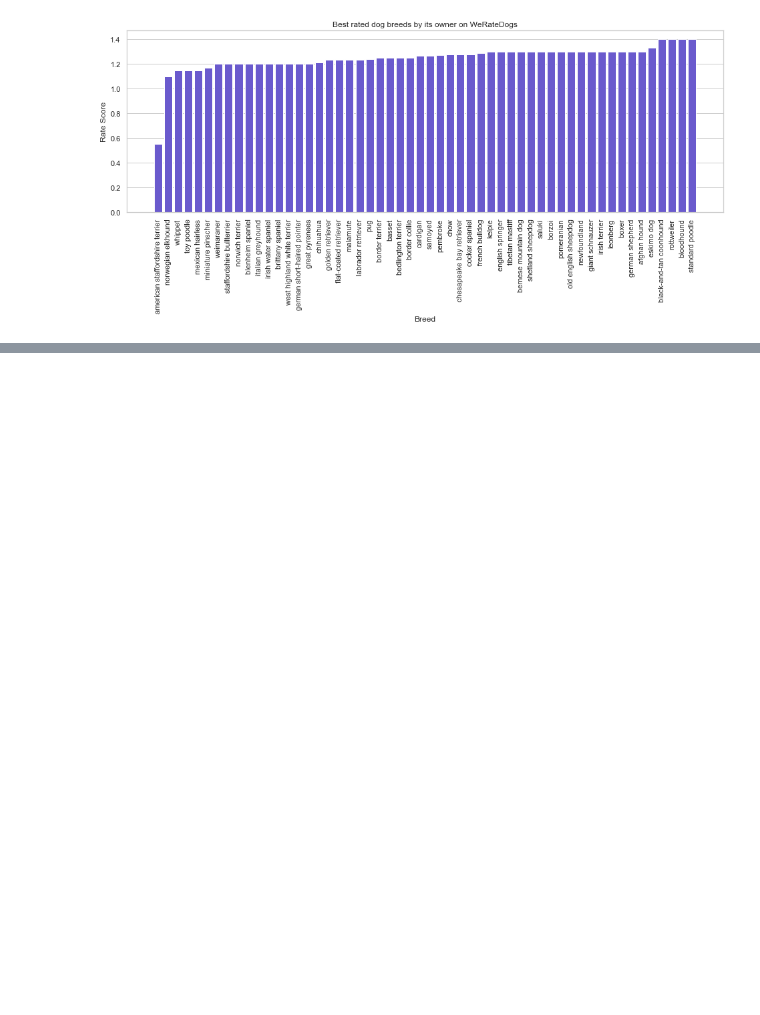
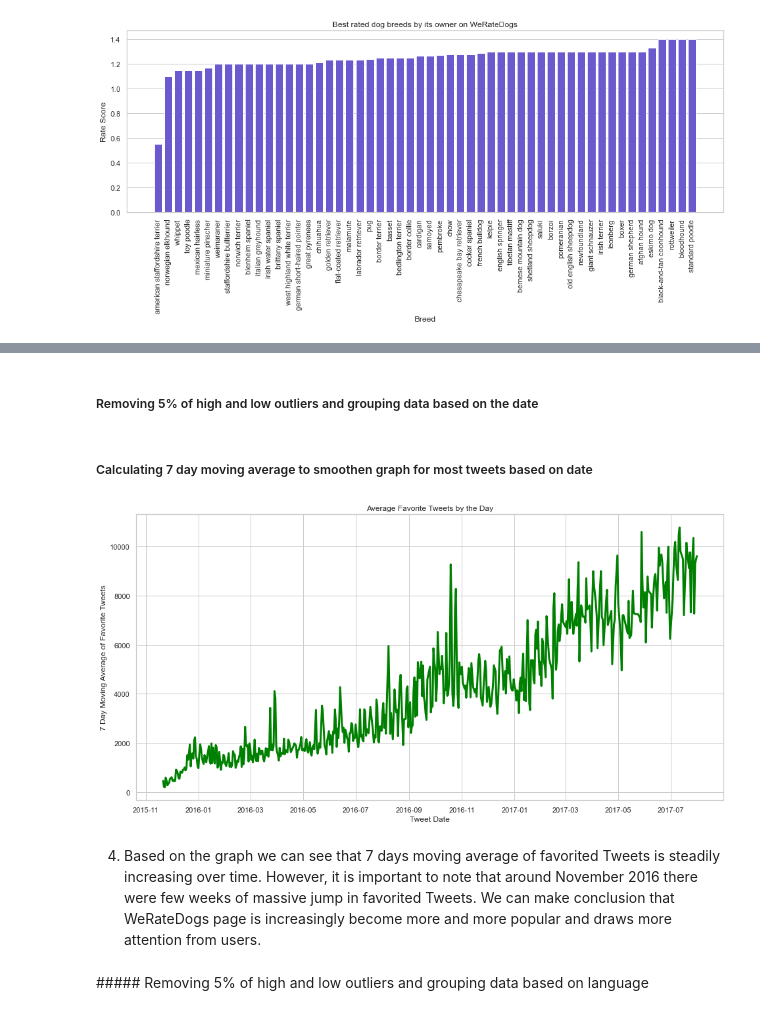
Before and after one commit to vkuica/Twitter-project, a Jupyter notebook: Twitter Project.ipynb, the cells around one changed output, grey strips where cells are left out. Cells and saved outputs as stored; diff of their text form; code cells hidden in the pictures; blank space fills up the shorter version.

Commit message:
Add files via upload
Final cleaning and visuals have been added. All data is clean, visuals added and summary with conclusion is written. Project complete.

```diff
--- a/Twitter Project.ipynb
+++ b/Twitter Project.ipynb
@@ -673,0 +660,27 @@ For breeds share first place in their owners rating. Standard Poodle, Bloodhount
+# %%
+#creating function for all line charts in case study
+def line_chart(var,x_axis,y_axis,color,x_label,y_label,title):
+    ax = sns.lineplot(data=var, x=x_axis, y=y_axis, color=color,linewidth=3)
+    sns.set(rc={'figure.figsize':(16,8)})
+    sns.set(style="whitegrid")
+    ax.set(xlabel=x_label, ylabel=y_label,title=title);
+# %% [markdown]
+##### Removing 5% of high and low outliers and grouping data based on the date
+# %%
+drop_low_outliers = main[main.favorite_count > main.favorite_count.quantile(.05)]
+drop_high_outliers = drop_low_outliers[drop_low_outliers.favorite_count < drop_low_outliers.favorite_count.quantile(.95)]
+most_tweets = drop_high_outliers.groupby('created_at').mean()
+# %% [markdown]
+##### Calculating 7 day moving average to smoothen graph for most tweets based on date
+# %%
+for i in range(0,most_tweets.shape[0]-6):
+    most_tweets.loc[most_tweets.index[i+6],'sma_7_fav'] = np.round(((most_tweets.iloc[i,1]+ most_tweets.iloc[i+1,1] +most_tweets.iloc[i+6,1])/7),1)
+# %%
+line_chart(most_tweets,'created_at','sma_7_fav','green','Tweet Date',
+           '7 Day Moving Average of Favorite Tweets','Average Favorite Tweets by the Day')
+# %% [output]
+[figure, added]
+# %% [markdown]
+4. Based on the graph we can see that 7 days moving average of favorited Tweets is steadily increasing over time. However, it is important to note that around November 2016 there were few weeks of massive jump in favorited Tweets. We can make conclusion that WeRateDogs page is increasingly become more and more popular and draws more attention from users.
+# %% [markdown]
+##### Removing 5% of high and low outliers and grouping data based on language
```
Also changed, not shown: parts of 36 cells of this notebook.
